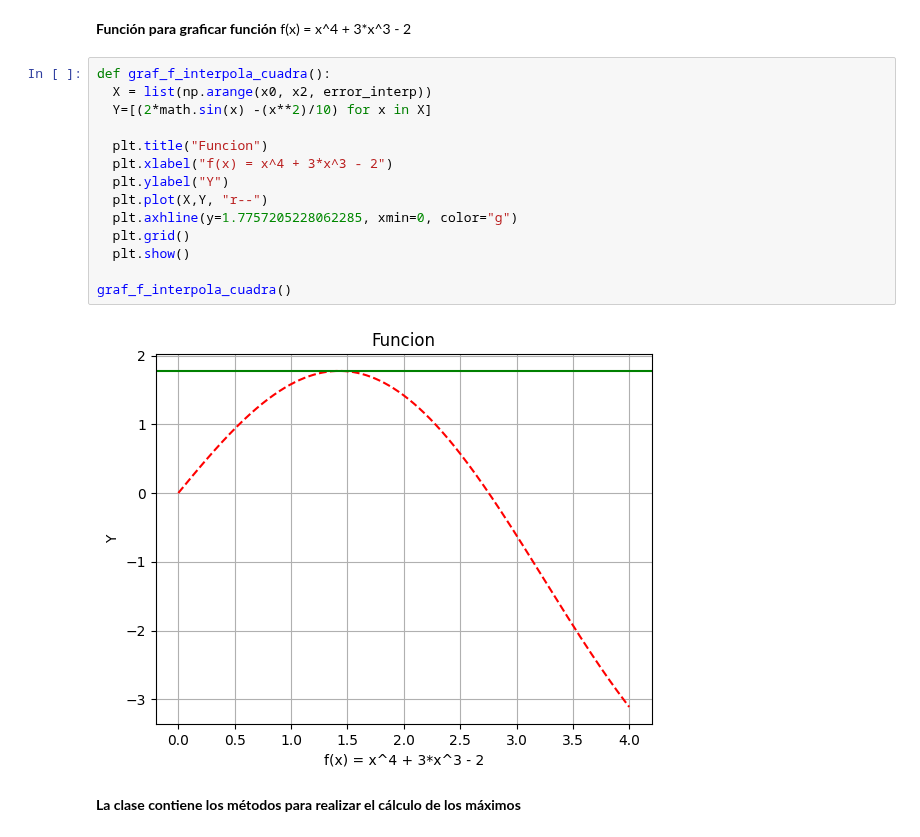
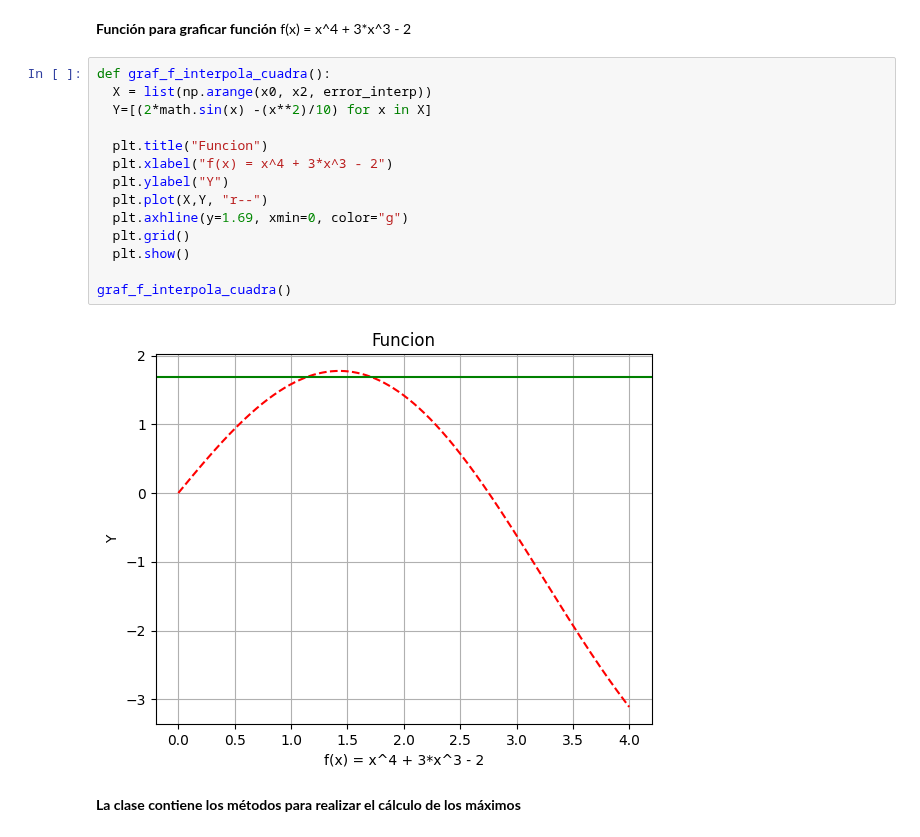
Before and after one commit to soyudea/Optimizacion, a Jupyter notebook: InterpolaciónCuadratica.ipynb, the cells around one changed output. Drawn from its saved outputs; the diff is of its cells as text.

```diff
--- a/InterpolaciónCuadratica.ipynb
+++ b/InterpolaciónCuadratica.ipynb
@@ -37,19 +37,19 @@ f(x) = x^4 + 3*x^3 - 2
 # %%
 def graf_f_interpola_cuadra():
   X = list(np.arange(x0, x2, error_interp))
   Y=[(2*math.sin(x) -(x**2)/10) for x in X]
 
   plt.title("Funcion")
   plt.xlabel("f(x) = x^4 + 3*x^3 - 2")
   plt.ylabel("Y")
   plt.plot(X,Y, "r--")
-  plt.axhline(y=1.7757205228062285, xmin=0, color="g")
+  plt.axhline(y=1.69, xmin=0, color="g")
   plt.grid()
   plt.show()
 
 graf_f_interpola_cuadra()
 # %% [output]
-[figure, old version]
+[figure, new version]
 # %% [markdown]
 **La clase contiene los métodos para realizar el cálculo de los máximos**
 # %%
```
Also changed, not shown: parts of 6 cells of this notebook.
